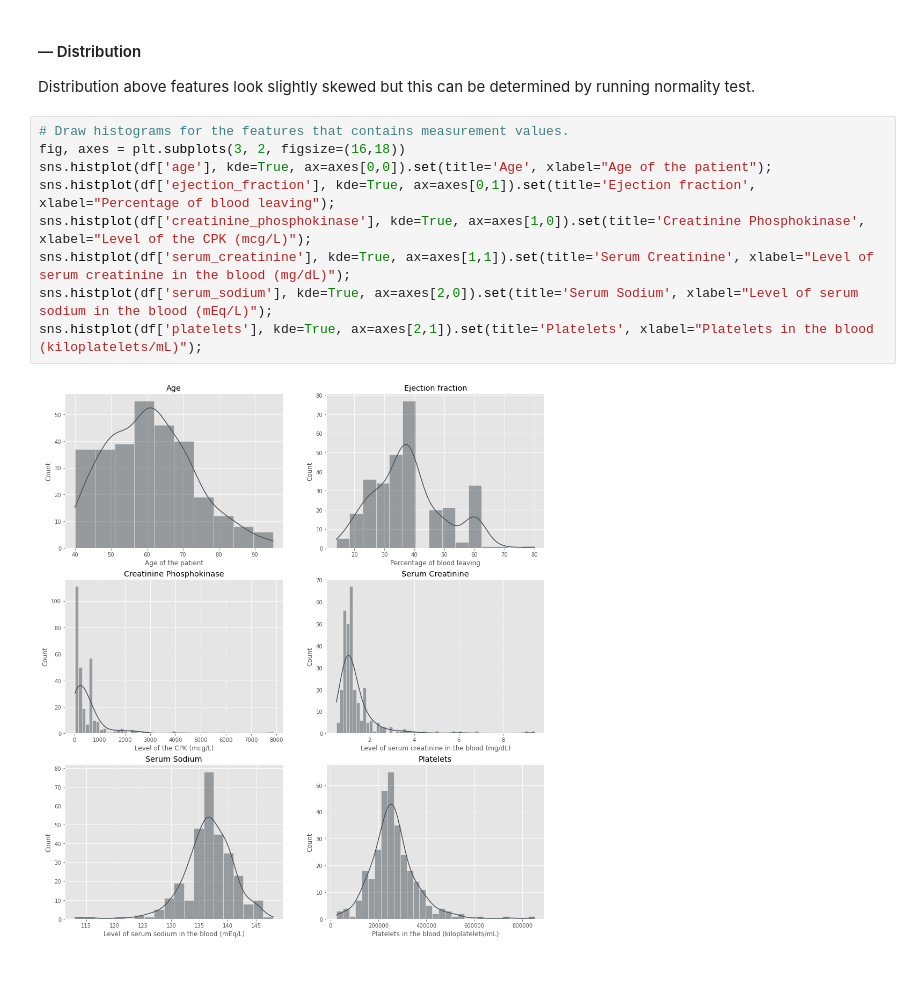
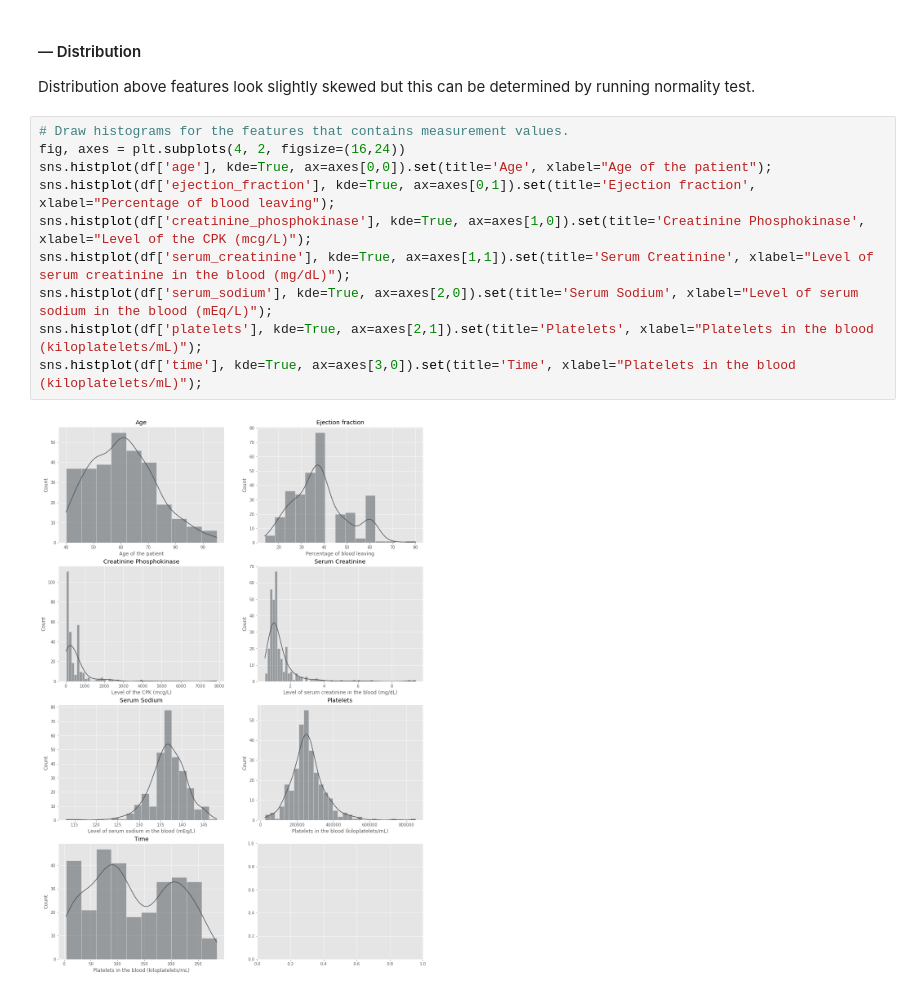
Before and after one commit to mizydorek/Programming-for-Data-Analysis-Project, a Jupyter notebook: project.ipynb, the cells around one changed output. Saved outputs shown, nothing was run; the diff lists cells and outputs as text.

```diff
--- a/project.ipynb
+++ b/project.ipynb
@@ -359,15 +357,16 @@ From above box plots it can be observed that ejection fraction and serum sodium
 Distribution above features look slightly skewed but this can be determined by running normality test.
 # %%
 # Draw histograms for the features that contains measurement values.
-fig, axes = plt.subplots(3, 2, figsize=(16,18))
+fig, axes = plt.subplots(4, 2, figsize=(16,24))
 sns.histplot(df['age'], kde=True, ax=axes[0,0]).set(title='Age', xlabel="Age of the patient");
 sns.histplot(df['ejection_fraction'], kde=True, ax=axes[0,1]).set(title='Ejection fraction', xlabel="Percentage of blood leaving");
 sns.histplot(df['creatinine_phosphokinase'], kde=True, ax=axes[1,0]).set(title='Creatinine Phosphokinase', xlabel="Level of the CPK (mcg/L)");
 sns.histplot(df['serum_creatinine'], kde=True, ax=axes[1,1]).set(title='Serum Creatinine', xlabel="Level of serum creatinine in the blood (mg/dL)");
 sns.histplot(df['serum_sodium'], kde=True, ax=axes[2,0]).set(title='Serum Sodium', xlabel="Level of serum sodium in the blood (mEq/L)");
 sns.histplot(df['platelets'], kde=True, ax=axes[2,1]).set(title='Platelets', xlabel="Platelets in the blood (kiloplatelets/mL)");
+sns.histplot(df['time'], kde=True, ax=axes[3,0]).set(title='Time', xlabel="Platelets in the blood (kiloplatelets/mL)");
 # %% [output]
-[figure, old version]
+[figure, new version]
 # %%
 # Determine if any of the features that contains measurement values have normal distribution
 # by using D'Agostino's normality test.
```
Also changed, not shown: parts of 23 cells of this notebook.
